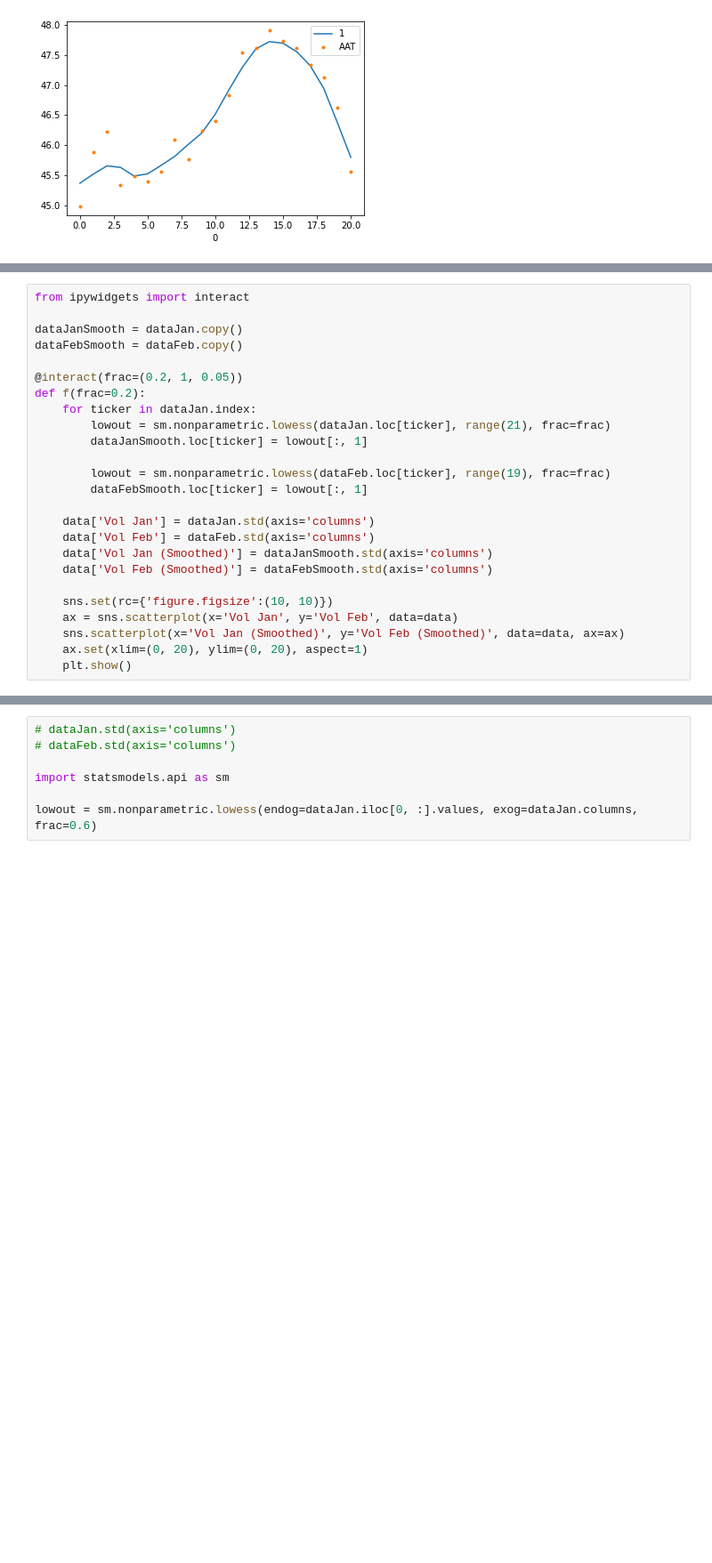
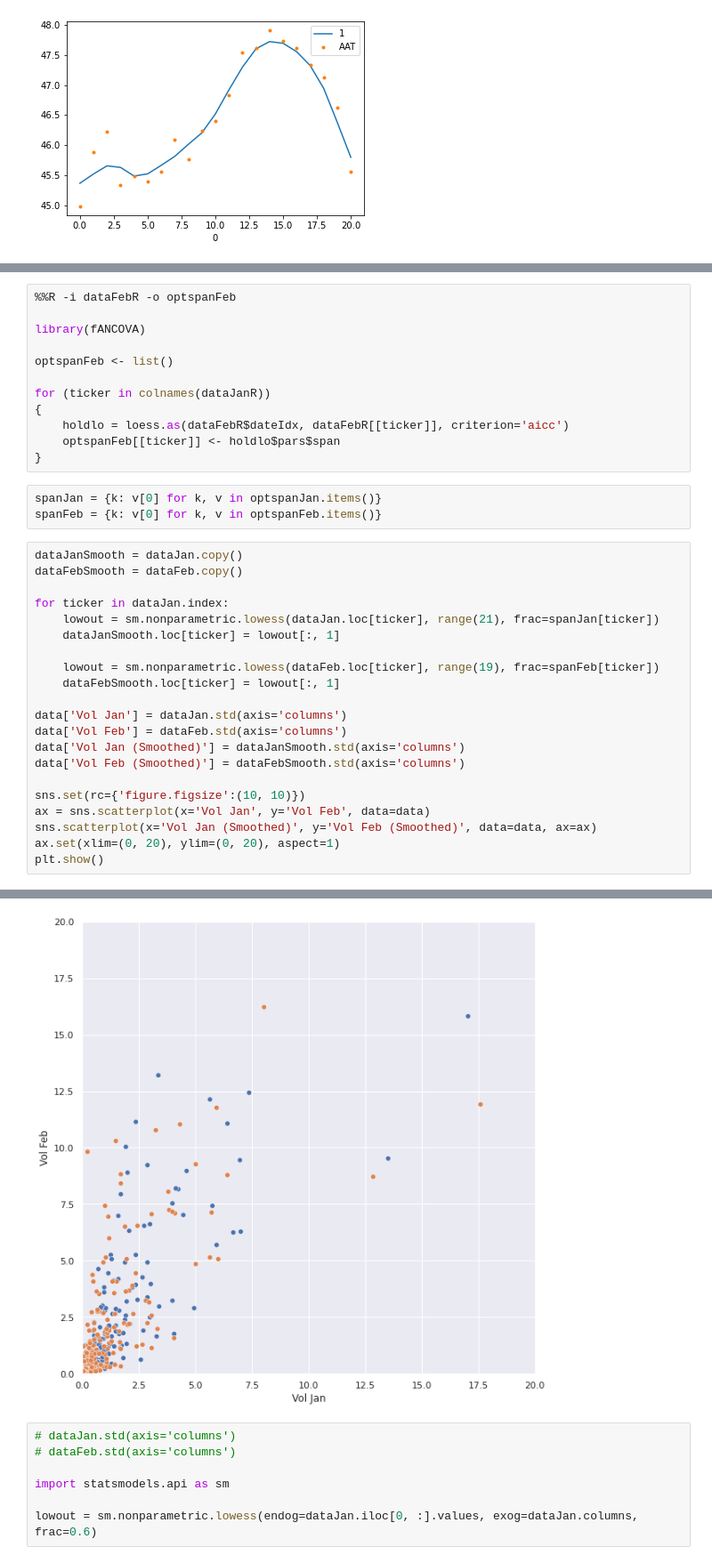
Before and after one commit to beginnerSC/mscf_hw, a Jupyter notebook: FDS II/Homework #3.ipynb, the cells around one changed output, grey strips where cells are left out. Shown at 89% size. Cells and saved outputs as stored; diff of their text form; blank space fills up the shorter version.

```diff
--- a/FDS II/Homework #3.ipynb
+++ b/FDS II/Homework #3.ipynb
@@ -165,26 +186,37 @@ plt.show()
+# %%
+%%R -i dataFebR -o optspanFeb
+
+library(fANCOVA)
+
+optspanFeb <- list()
+
+for (ticker in colnames(dataJanR))
+{
+    holdlo = loess.as(dataFebR$dateIdx, dataFebR[[ticker]], criterion='aicc')
+    optspanFeb[[ticker]] <- holdlo$pars$span
+}
+# %%
+spanJan = {k: v[0] for k, v in optspanJan.items()}
+spanFeb = {k: v[0] for k, v in optspanFeb.items()}
 # %%
-from ipywidgets import interact
-
 dataJanSmooth = dataJan.copy()
 dataFebSmooth = dataFeb.copy()
 
-@interact(frac=(0.2, 1, 0.05))
-def f(frac=0.2):
-    for ticker in dataJan.index:
-        lowout = sm.nonparametric.lowess(dataJan.loc[ticker], range(21), frac=frac)
-        dataJanSmooth.loc[ticker] = lowout[:, 1]
+for ticker in dataJan.index:
+    lowout = sm.nonparametric.lowess(dataJan.loc[ticker], range(21), frac=spanJan[ticker])
+    dataJanSmooth.loc[ticker] = lowout[:, 1]
 
-        lowout = sm.nonparametric.lowess(dataFeb.loc[ticker], range(19), frac=frac)
-        dataFebSmooth.loc[ticker] = lowout[:, 1]
+    lowout = sm.nonparametric.lowess(dataFeb.loc[ticker], range(19), frac=spanFeb[ticker])
+    dataFebSmooth.loc[ticker] = lowout[:, 1]
 
-    data['Vol Jan'] = dataJan.std(axis='columns')
-    data['Vol Feb'] = dataFeb.std(axis='columns')
-    data['Vol Jan (Smoothed)'] = dataJanSmooth.std(axis='columns')
-    data['Vol Feb (Smoothed)'] = dataFebSmooth.std(axis='columns')
+data['Vol Jan'] = dataJan.std(axis='columns')
+data['Vol Feb'] = dataFeb.std(axis='columns')
+data['Vol Jan (Smoothed)'] = dataJanSmooth.std(axis='columns')
+data['Vol Feb (Smoothed)'] = dataFebSmooth.std(axis='columns')
 
-    sns.set(rc={'figure.figsize':(10, 10)})
-    ax = sns.scatterplot(x='Vol Jan', y='Vol Feb', data=data)
-    sns.scatterplot(x='Vol Jan (Smoothed)', y='Vol Feb (Smoothed)', data=data, ax=ax)
-    ax.set(xlim=(0, 20), ylim=(0, 20), aspect=1)
-    plt.show()
+sns.set(rc={'figure.figsize':(10, 10)})
+ax = sns.scatterplot(x='Vol Jan', y='Vol Feb', data=data)
+sns.scatterplot(x='Vol Jan (Smoothed)', y='Vol Feb (Smoothed)', data=data, ax=ax)
+ax.set(xlim=(0, 20), ylim=(0, 20), aspect=1)
+plt.show()
 # %% [output]
@@ -192,3 +223,4 @@ interactive(children=(FloatSlider(value=0.2, description='frac', max=1.0, min=0.
+[figure, added]
 # %%
 # dataJan.std(axis='columns')
 # dataFeb.std(axis='columns')
```
Also changed, not shown: parts of 7 cells of this notebook.
